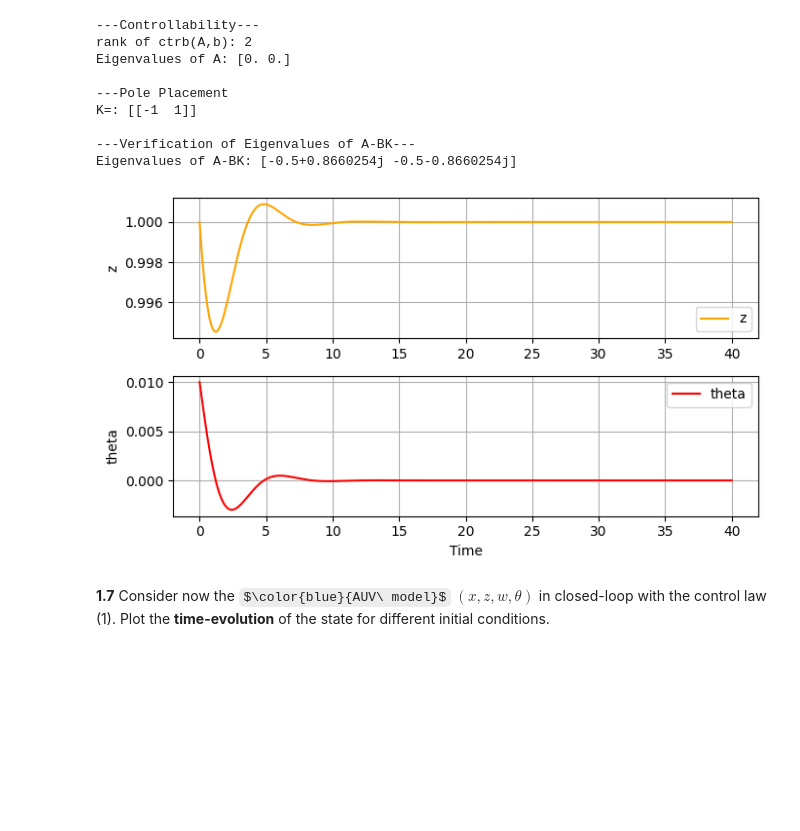
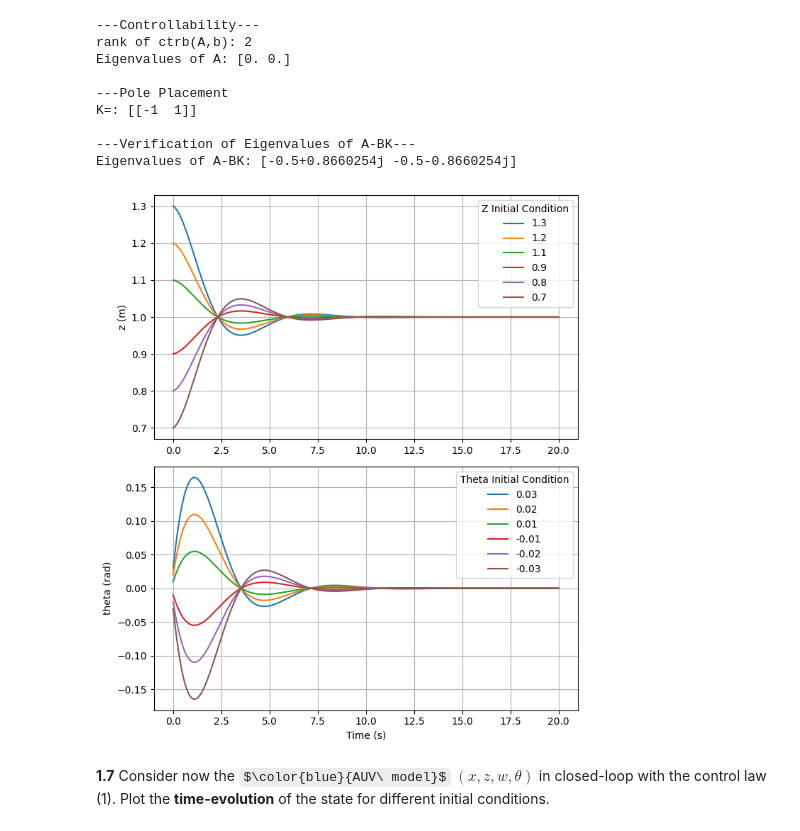
Before and after one commit to brumocas/CO_Projects, a Jupyter notebook: proj1/CO_project1.ipynb, the cells around one changed output. Saved outputs shown, nothing was run; the diff lists cells and outputs as text; code cells hidden in the pictures; some formulas as TeX source; blank space fills up the shorter version.

```diff
--- a/proj1/CO_project1.ipynb
+++ b/proj1/CO_project1.ipynb
@@ -559,48 +547,55 @@ Eigenvalues of A-BK: [-0.5+0.8660254j -0.5-0.8660254j]
 # %%
 import numpy as np
 from scipy import integrate
 import matplotlib.pyplot as plt
 
-
 # Linear System
 def Sys_f_Linear(x, t=0):
-  z = x[0]
-  th = x[1]
-  q = k1*(z-zd) - k2*th
-  return np.array([ -vd*th,
-                    q])
+    z = x[0]
+    th = x[1]
+    q = k1*(z-zd) - k2*th
+    return np.array([-vd*th, q])
 
 # Generate 1000 linearly spaced points for t
-t_end = 40
+t_end = 20
 t = np.linspace(0, t_end, 1000)
 
-# Initial values
-#x0 = np.array([zd, 0.00], dtype=float)
-x0 = np.array([zd, 0.01], dtype=float)
 
-# Call odeint with parameters
-x, infodict = integrate.odeint(Sys_f_Linear, x0, t, full_output=True)
-# infodict['message']                       # integration successful
+# Different initial conditions to test
+initial_conditions = [
+    np.array([1.3, 0.03]),
+    np.array([1.2, 0.02]),
+    np.array([1.1, 0.01]),
+    np.array([0.9, -0.01]),
+    np.array([0.8, -0.02]),
+    np.array([0.7, -0.03]),
+    # Add more initial conditions as needed
+]
+
+# Plot
+fig, axs = plt.subplots(2, 1, figsize=(7, 8))
+
+for x0 in initial_conditions:
+    x, infodict = integrate.odeint(Sys_f_Linear, x0, t, full_output=True)
+
+    axs[0].plot(t, x[:, 0], label=f'{x0[0]}')
+    axs[0].set_ylabel('z (m)')
+    axs[0].grid(True)
+    axs[0].legend()
+
+    axs[1].plot(t, x[:, 1], label=f'{x0[1]}')
+    axs[1].set_ylabel('theta (rad)')
+    axs[1].grid(True)
+    axs[1].legend()
 
 
-# Plot
-fig, axs = plt.subplots(2, 1, figsize=(7, 4))
-
-axs[0].plot(t, x[:, 0], label='z', color='orange')
-axs[0].set_ylabel('z')
-axs[0].grid(True)
-axs[0].legend()
-
-axs[1].plot(t, x[:, 1], label='theta', color='red')
-axs[1].set_ylabel('theta')
-axs[1].grid(True)
-axs[1].legend()
-
-plt.xlabel('Time')
+axs[0].legend(loc='best', title='Z Initial Condition')
+axs[1].legend(loc='best', title='Theta Initial Condition')
+plt.xlabel('Time (s)')
 plt.tight_layout()
 plt.show()
 # %% [output]
-[figure, old version]
+[figure, new version]
 # %% [markdown]
 **1.7**
 Consider now the $\color{blue}{AUV\ model}$ $(x,z,w,\theta)$ in closed-loop with the control law (1).
```
Also changed, not shown: parts of 5 cells of this notebook.
